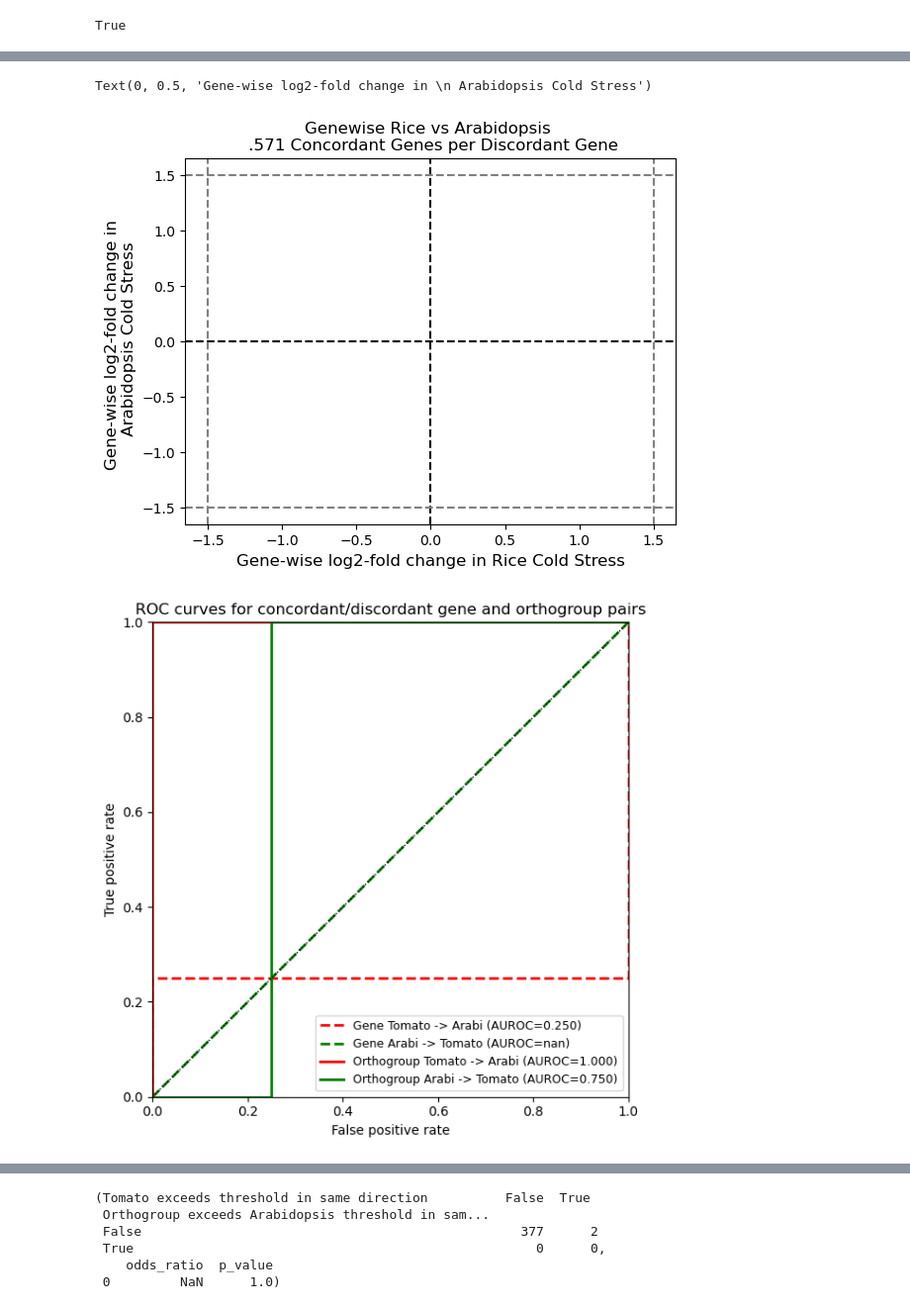
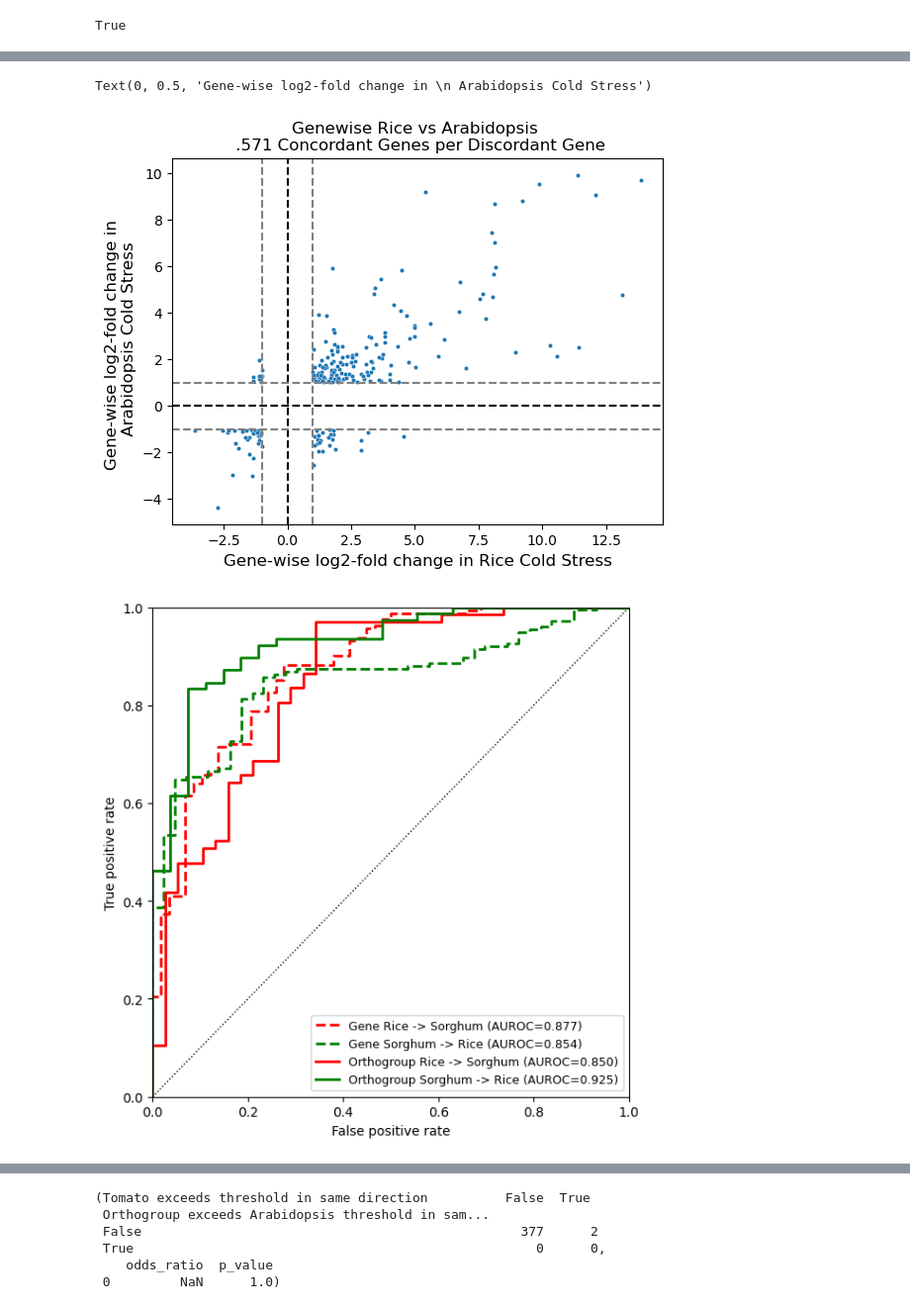
Before and after one commit to gillislab/Family_level_coexpression, a Jupyter notebook: Review_expts/add_auroc_and_odds_ratio/gene_vs_ortho_comparison_sorg_rice_drought_auroc.ipynb, the cells around one changed output, grey strips where cells are left out. Shown at 99% size. Cells and saved outputs as stored; diff of their text form; code cells hidden in the pictures.

```diff
--- a/Review_expts/add_auroc_and_odds_ratio/gene_vs_ortho_comparison_sorg_rice_drought_auroc.ipynb
+++ b/Review_expts/add_auroc_and_odds_ratio/gene_vs_ortho_comparison_sorg_rice_drought_auroc.ipynb
@@ -6,12 +6,12 @@ import scipy.stats as stats
 # %%
 ## arabi is arabi tomato is rice
 # %%
-arabi_genes = pd.read_csv('/vault/transfer/passala/Module_paper_data/Rice_arabi_cold/Ortho_vs_gene_files/arabi_gene_results.csv', index_col= 0)
-arabi_ortho = pd.read_csv('/vault/transfer/passala/Module_paper_data/Rice_arabi_cold/Ortho_vs_gene_files/arabi_ortho_trimmed_out_2_gene_families.csv', index_col= 0)
-tomato_genes = pd.read_csv('/vault/transfer/passala/Module_paper_data/Rice_arabi_cold/Ortho_vs_gene_files/rice_gene_results.csv', index_col= 0)
-tomato_ortho = pd.read_csv('/vault/transfer/passala/Module_paper_data/Rice_arabi_cold/Ortho_vs_gene_files/rice_ortho_trimmed_out_2_gene_families.csv', index_col= 0)
+arabi_genes = pd.read_csv('/vault/transfer/passala/Module_paper_data/Sorghum_rice_heat_stress/sorg_genes_de_results.csv', index_col= 0)
+arabi_ortho = pd.read_csv('/vault/transfer/passala/Module_paper_data/Sorghum_rice_heat_stress/sorg_ortho_de_results_2_genefamily_removed.csv', index_col= 0)
+tomato_genes = pd.read_csv('/vault/transfer/passala/Module_paper_data/Sorghum_rice_heat_stress/rice_genes_de_results.csv', index_col= 0)
+tomato_ortho = pd.read_csv('/vault/transfer/passala/Module_paper_data/Sorghum_rice_heat_stress/rice_ortho_de_results_2_genefamily_removed.csv', index_col= 0)
 # %%
-log_fc_change_evaluation_value = 1.5
+log_fc_change_evaluation_value = 1
 log_fc_change_evaluation_value_negative = -1*log_fc_change_evaluation_value
 # %%
 tomato_ortho
@@ -238,5 +251,5 @@ tomato_concordant_change
 # %%
-arabidopsis_tomato_nm = pd.read_csv('/vault/transfer/passala/OrthoDB_data/V_11_pairwise_maps_fixed_problem_species/rice_jp_to_arabidopsis_ortholog_NM.csv')
+arabidopsis_tomato_nm = pd.read_csv('/vault/transfer/passala/OrthoDB_data/V_11_pairwise_maps_fixed_problem_species/rice_jp_to_sorghum_ortholog_NM.csv')
 # %%
 arabidopsis_tomato_nm
 # %% [output]
@@ -256,5 +269,5 @@ arabidopsis_tomato_nm
 # %%
-arabi_symbol = 'arabidopsis Symbol'
+arabi_symbol = 'sorghum Symbol'
 tomato_symbol = 'rice_jp Symbol'
 # %%
 arabidopsis_tomato_nm = arabidopsis_tomato_nm.drop_duplicates(subset = arabi_symbol,)
@@ -436,7 +448,7 @@ plt.xlabel("Gene-wise log2-fold change in Rice Cold Stress", fontsize = 12)
 plt.ylabel("Gene-wise log2-fold change in \n Arabidopsis Cold Stress", fontsize = 12)
 # %% [output]
 Text(0, 0.5, 'Gene-wise log2-fold change in \n Arabidopsis Cold Stress')
-[figure, old version]
+[figure, new version]
 # %%
 from sklearn.metrics import roc_curve
 
@@ -547,19 +559,20 @@ def summarize_bidirectional_threshold_aurocs(
     )
 
     return summary_df, roc_curve_df
-gene_log2fc_pairs = pd.DataFrame(
-    {
-        "Tomato": tomato_genes_trimmed["log2FoldChange"].to_numpy(),
-        "Arabi": arabi_genes_trimmed["log2FoldChange"].to_numpy(),
-    }
-)
+gene_log2fc_pairs = pd.DataFrame({
+    "Tomato": tomato_genes_trimmed["log2FoldChange"].values,
+    "Arabi": arabi_genes_trimmed["log2FoldChange"].values,
+})
 
-orthogroup_log2fc_pairs = pd.DataFrame(
-    {
-        "Tomato": trimmed_tomato_ortho["log2FoldChange"].to_numpy(),
-        "Arabi": trimmed_arabi_ortho["log2FoldChange"].to_numpy(),
-    }
-)
+aligned_ortho_df = pd.DataFrame({
+    "Tomato": trimmed_tomato_ortho["log2FoldChange"],
+    "Arabi": trimmed_arabi_ortho["log2FoldChange"]
+}).dropna()
+
+orthogroup_log2fc_pairs = pd.DataFrame({
+    "Tomato": aligned_ortho_df["Tomato"].values,
+    "Arabi": aligned_ortho_df["Arabi"].values,
+})
 
 gene_auroc_summary, gene_roc_curves = summarize_bidirectional_threshold_aurocs(
     paired_log2fc_df=gene_log2fc_pairs,
@@ -608,36 +621,42 @@ plot_linestyles = {
 }
 
 plt.figure(figsize=(6, 6))
 for _, summary_row in bidirectional_auroc_summary.iterrows():
     curve_subset = bidirectional_roc_curves.loc[
         (bidirectional_roc_curves["pair_type"] == summary_row["pair_type"])
         & (
             bidirectional_roc_curves["prediction_direction"]
             == summary_row["prediction_direction"]
         )
     ]
+
+    display_prediction_direction = (
+        summary_row["prediction_direction"]
+        .replace("Tomato", "Rice")
+        .replace("Arabi", "Sorghum")
+    )
     plt.plot(
         curve_subset["fpr"],
         curve_subset["tpr"],
         color=plot_colors[summary_row["prediction_direction"]],
         linestyle=plot_linestyles[summary_row["pair_type"]],
         linewidth=2,
         label=(
-            f"{summary_row['pair_type']} {summary_row['prediction_direction']} "
+            f"{summary_row['pair_type']} {display_prediction_direction} "
             f"(AUROC={summary_row['auroc']:.3f})"
         ),
     )
 
 plt.plot([0, 1], [0, 1], color="black", linestyle=":", linewidth=1)
 plt.xlim(0, 1)
 plt.ylim(0, 1)
 plt.xlabel("False positive rate")
 plt.ylabel("True positive rate")
-plt.title("ROC curves for concordant/discordant gene and orthogroup pairs")
+#plt.title("ROC curves for concordant/discordant gene and orthogroup pairs")
 plt.legend(loc="lower right", fontsize=9)
 plt.tight_layout()
 # %% [output]
-[figure, old version]
+[figure, new version]
 # %%
 def get_ncbi_clean_og2gene_for_species(
     species_1, og2genes_only_cococonet, ncbi_mapping
```
Also changed, not shown: parts of 27 cells of this notebook, 5 other files.
